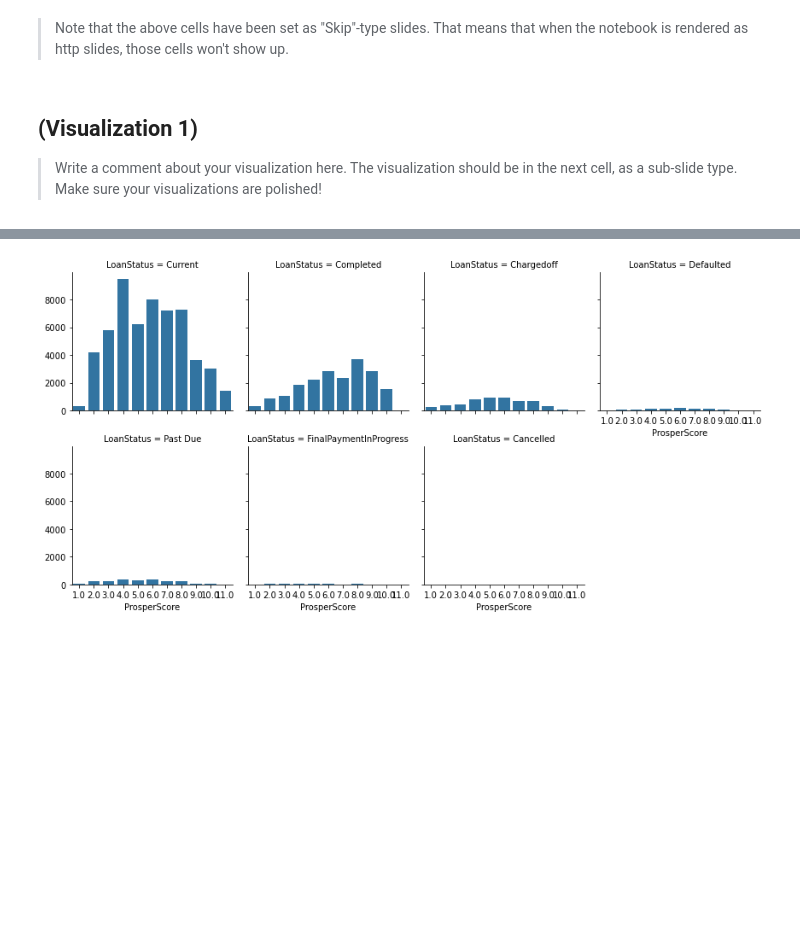
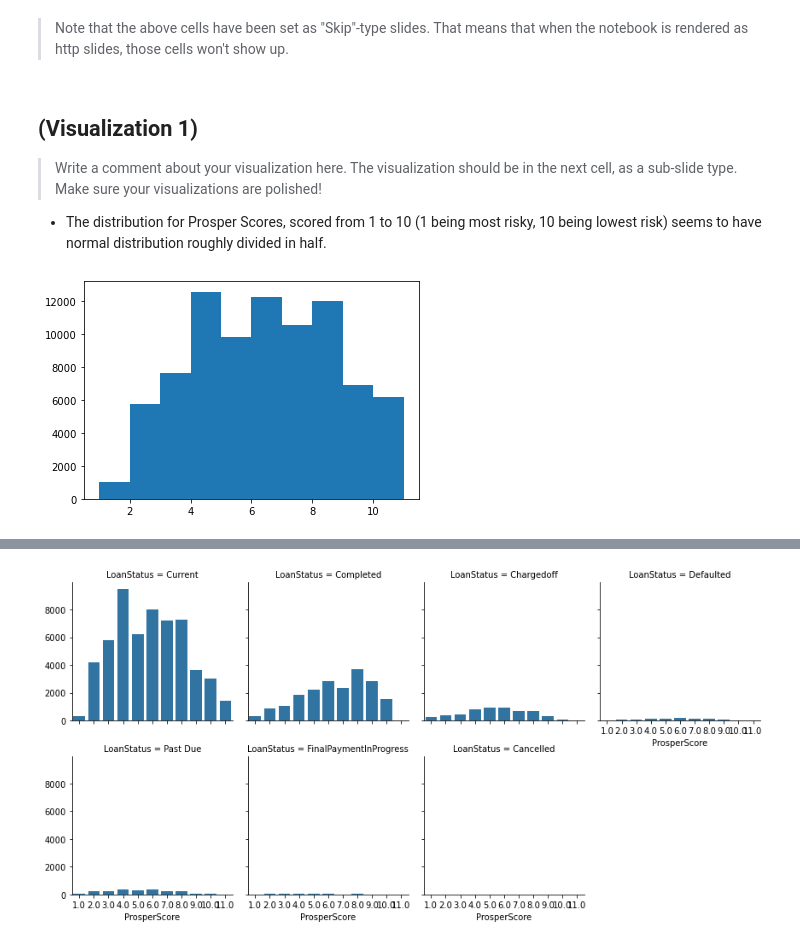
Before and after one commit to verispp/Udacity-communicate-data-findings, a Jupyter notebook: slide_deck_template.ipynb, the cells around one changed output, grey strips where cells are left out. Saved outputs shown, nothing was run; the diff lists cells and outputs as text; code cells hidden in the pictures; blank space fills up the shorter version.

```diff
--- a/slide_deck_template.ipynb
+++ b/slide_deck_template.ipynb
@@ -56,3 +32,9 @@ that when the notebook is rendered as http slides, those cells won't show up.
 
 > Write a comment about your visualization here. The visualization should be in
 the next cell, as a sub-slide type. Make sure your visualizations are polished!
+
+* The distribution for Prosper Scores, scored from 1 to 10 (1 being most risky, 10 being lowest risk) seems to have normal distribution roughly divided in half.
+# %%
+plt.hist(data=loans, x='ProsperScore');
+# %% [output]
+[figure, added]
```
Also changed, not shown: parts of 14 cells of this notebook, 1 other file.
